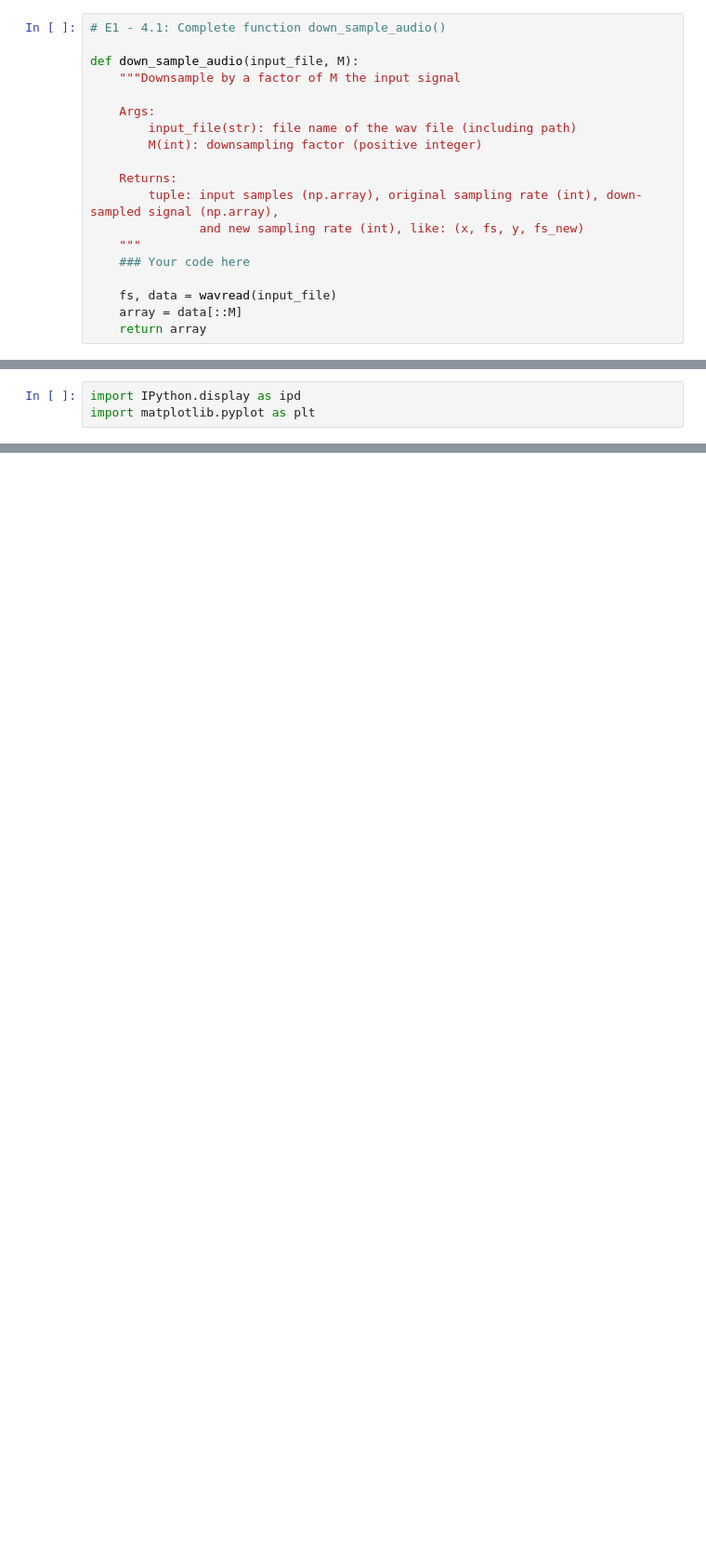
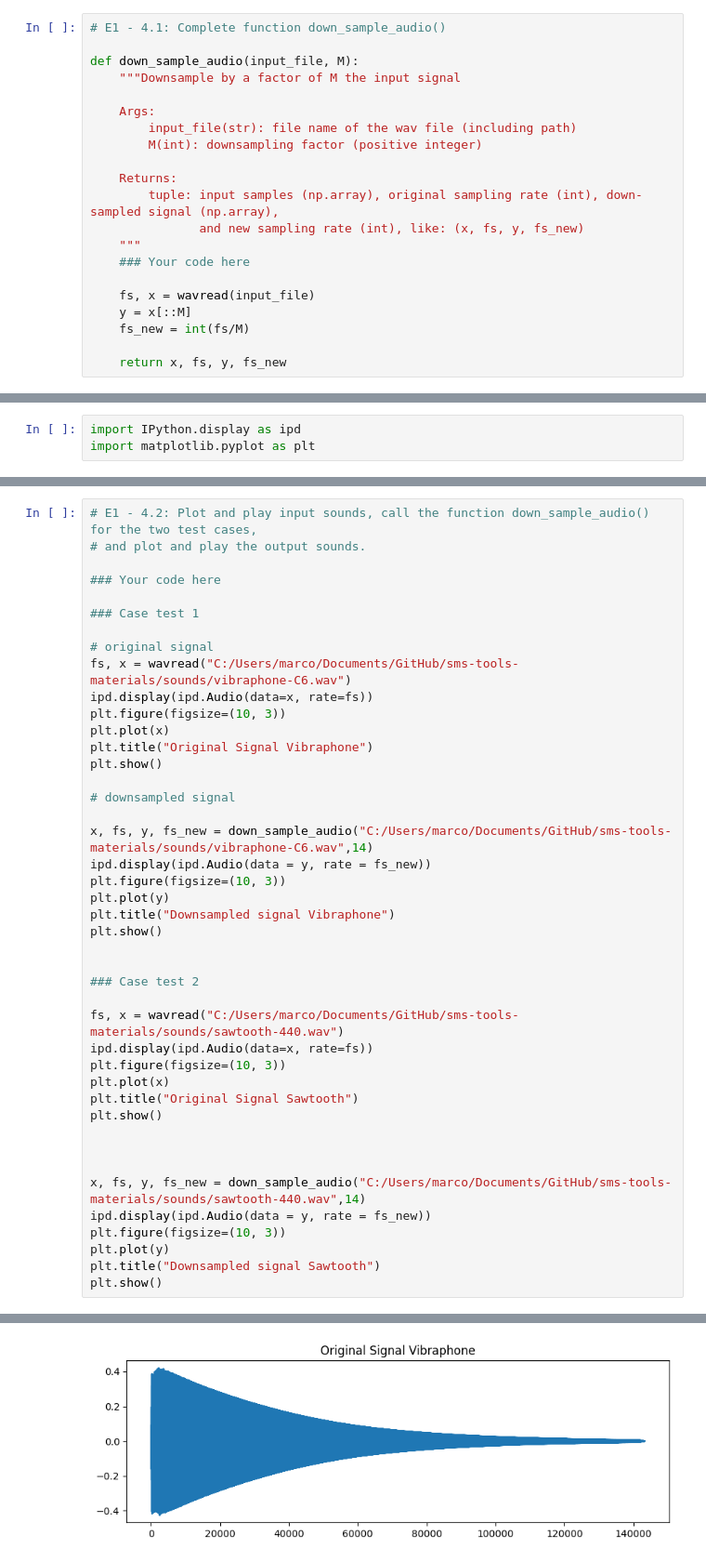
Before and after one commit to MarcosAmador335/sms-tools-materials, a Jupyter notebook: exercises/E1-Python-and-sounds.ipynb, the cells around one changed output, grey strips where cells are left out. Shown at 93% size. Drawn from its saved outputs; the diff is of its cells as text; blank space fills up the shorter version.

Commit message:
Update E1-Python-and-sounds.ipynb
lab1 finished

```diff
--- a/exercises/E1-Python-and-sounds.ipynb
+++ b/exercises/E1-Python-and-sounds.ipynb
@@ -165,9 +165,11 @@ def down_sample_audio(input_file, M):
     """
     ### Your code here
 
-    fs, data = wavread(input_file)
-    array = data[::M]
-    return array
+    fs, x = wavread(input_file)
+    y = x[::M]
+    fs_new = int(fs/M)
+
+    return x, fs, y, fs_new
 # %% [markdown]
 Test cases for `down_sample_audio()`:
 
@@ -192,0 +186,44 @@ import matplotlib.pyplot as plt
+# %%
+# E1 - 4.2: Plot and play input sounds, call the function down_sample_audio() for the two test cases,
+# and plot and play the output sounds.
+
+### Your code here
+
+### Case test 1
+
+# original signal
+fs, x = wavread("C:/Users/marco/Documents/GitHub/sms-tools-materials/sounds/vibraphone-C6.wav")
+ipd.display(ipd.Audio(data=x, rate=fs))
+plt.figure(figsize=(10, 3))
+plt.plot(x)
+plt.title("Original Signal Vibraphone")
+plt.show()
+
+# downsampled signal
+
+x, fs, y, fs_new = down_sample_audio("C:/Users/marco/Documents/GitHub/sms-tools-materials/sounds/vibraphone-C6.wav",14)
+ipd.display(ipd.Audio(data = y, rate = fs_new))
+plt.figure(figsize=(10, 3))
+plt.plot(y)
+plt.title("Downsampled signal Vibraphone")
+plt.show()
+
+
+### Case test 2
+
+fs, x = wavread("C:/Users/marco/Documents/GitHub/sms-tools-materials/sounds/sawtooth-440.wav")
+ipd.display(ipd.Audio(data=x, rate=fs))
+plt.figure(figsize=(10, 3))
+plt.plot(x)
+plt.title("Original Signal Sawtooth")
+plt.show()
+
+
+
+x, fs, y, fs_new = down_sample_audio("C:/Users/marco/Documents/GitHub/sms-tools-materials/sounds/sawtooth-440.wav",14)
+ipd.display(ipd.Audio(data = y, rate = fs_new))
+plt.figure(figsize=(10, 3))
+plt.plot(y)
+plt.title("Downsampled signal Sawtooth")
+plt.show()
+# %% [output]
@@ -192,0 +231 @@ import matplotlib.pyplot as plt
+[figure, added]
```
Also changed, not shown: parts of 4 cells of this notebook.
